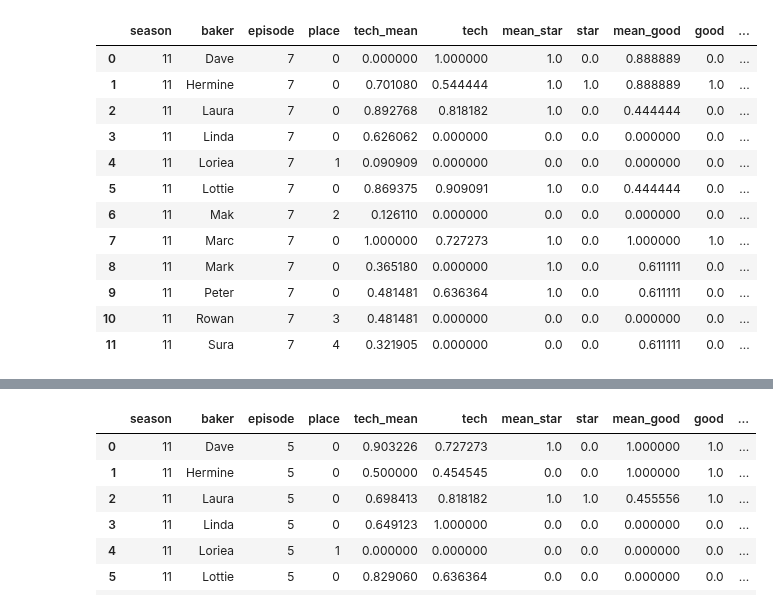
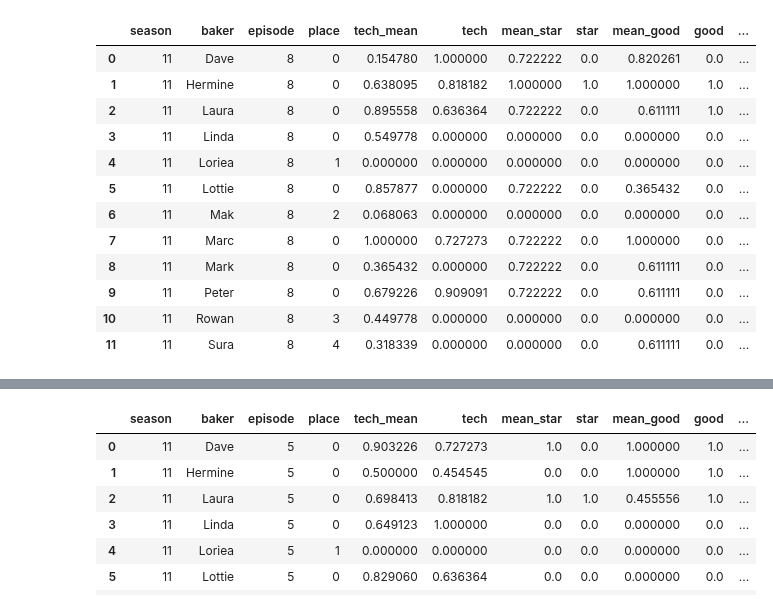
Before and after one commit to dantaki/DeepBake, a Jupyter notebook: NOTEBOOKS/S11/running_predictions_plots.ipynb, the cells around one changed output, grey strips where cells are left out. Saved outputs shown, nothing was run; the diff lists cells and outputs as text; code cells hidden in the pictures.

```diff
--- a/NOTEBOOKS/S11/running_predictions_plots.ipynb
+++ b/NOTEBOOKS/S11/running_predictions_plots.ipynb
@@ -14,23 +14,23 @@ warnings.simplefilter("ignore")
 from datetime import datetime
 def timestamp(): return datetime.today().strftime('%Y%m%d')
 # %%
-E=7
+E=8
 df = pd.read_csv("deepbake_s11.week{}_preditions.txt".format(E),sep="\t")
 df.head(20)
 # %% [output]
 |  | season | baker | episode | place | tech_mean | tech | mean_star | star | mean_good | good | ... |
-| 0 | 11 | Dave | 7 | 0 | 0.000000 | 1.000000 | 1.0 | 0.0 | 0.888889 | 0.0 | ... |
-| 1 | 11 | Hermine | 7 | 0 | 0.701080 | 0.544444 | 1.0 | 1.0 | 0.888889 | 1.0 | ... |
-| 2 | 11 | Laura | 7 | 0 | 0.892768 | 0.818182 | 1.0 | 0.0 | 0.444444 | 0.0 | ... |
-| 3 | 11 | Linda | 7 | 0 | 0.626062 | 0.000000 | 0.0 | 0.0 | 0.000000 | 0.0 | ... |
-| 4 | 11 | Loriea | 7 | 1 | 0.090909 | 0.000000 | 0.0 | 0.0 | 0.000000 | 0.0 | ... |
-| 5 | 11 | Lottie | 7 | 0 | 0.869375 | 0.909091 | 1.0 | 0.0 | 0.444444 | 0.0 | ... |
-| 6 | 11 | Mak | 7 | 2 | 0.126110 | 0.000000 | 0.0 | 0.0 | 0.000000 | 0.0 | ... |
-| 7 | 11 | Marc | 7 | 0 | 1.000000 | 0.727273 | 1.0 | 0.0 | 1.000000 | 1.0 | ... |
-| 8 | 11 | Mark | 7 | 0 | 0.365180 | 0.000000 | 1.0 | 0.0 | 0.611111 | 0.0 | ... |
-| 9 | 11 | Peter | 7 | 0 | 0.481481 | 0.636364 | 1.0 | 0.0 | 0.611111 | 0.0 | ... |
-| 10 | 11 | Rowan | 7 | 3 | 0.481481 | 0.000000 | 0.0 | 0.0 | 0.000000 | 0.0 | ... |
-| 11 | 11 | Sura | 7 | 4 | 0.321905 | 0.000000 | 0.0 | 0.0 | 0.611111 | 0.0 | ... |
+| 0 | 11 | Dave | 8 | 0 | 0.154780 | 1.000000 | 0.722222 | 0.0 | 0.820261 | 0.0 | ... |
+| 1 | 11 | Hermine | 8 | 0 | 0.638095 | 0.818182 | 1.000000 | 1.0 | 1.000000 | 1.0 | ... |
+| 2 | 11 | Laura | 8 | 0 | 0.895558 | 0.636364 | 0.722222 | 0.0 | 0.611111 | 1.0 | ... |
+| 3 | 11 | Linda | 8 | 0 | 0.549778 | 0.000000 | 0.000000 | 0.0 | 0.000000 | 0.0 | ... |
+| 4 | 11 | Loriea | 8 | 1 | 0.000000 | 0.000000 | 0.000000 | 0.0 | 0.000000 | 0.0 | ... |
+| 5 | 11 | Lottie | 8 | 0 | 0.857877 | 0.000000 | 0.722222 | 0.0 | 0.365432 | 0.0 | ... |
+| 6 | 11 | Mak | 8 | 2 | 0.068063 | 0.000000 | 0.000000 | 0.0 | 0.000000 | 0.0 | ... |
+| 7 | 11 | Marc | 8 | 0 | 1.000000 | 0.727273 | 0.722222 | 0.0 | 1.000000 | 0.0 | ... |
+| 8 | 11 | Mark | 8 | 0 | 0.365432 | 0.000000 | 0.722222 | 0.0 | 0.611111 | 0.0 | ... |
+| 9 | 11 | Peter | 8 | 0 | 0.679226 | 0.909091 | 0.722222 | 0.0 | 0.611111 | 0.0 | ... |
+| 10 | 11 | Rowan | 8 | 3 | 0.449778 | 0.000000 | 0.000000 | 0.0 | 0.000000 | 0.0 | ... |
+| 11 | 11 | Sura | 8 | 4 | 0.318339 | 0.000000 | 0.000000 | 0.0 | 0.611111 | 0.0 | ... |
 # %%
 pred = ['finalist','top3','thirdforth','fifthseventh','bottom']
 labs = ['Winner','Finalist','Week9-8','Week7-5','Week4-1']
```
Also changed, not shown: parts of 1 cell of this notebook, 22 other files.
